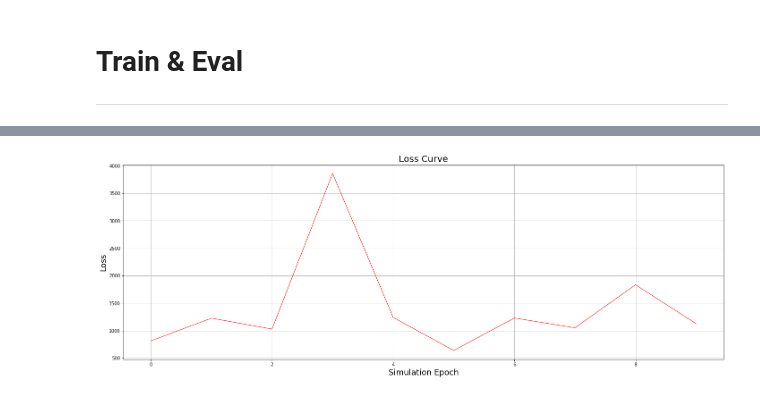
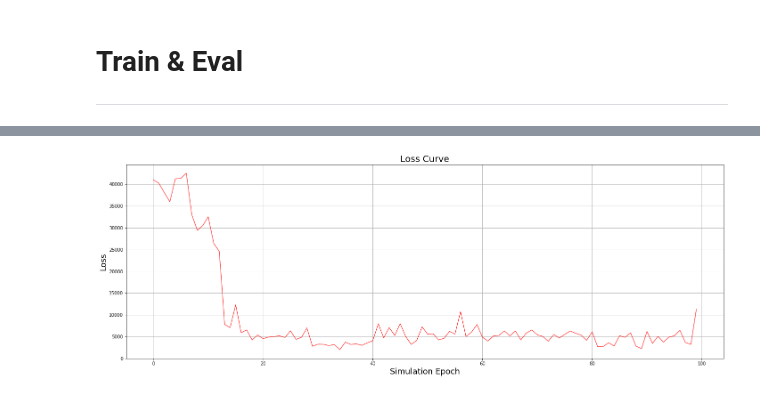
Before and after one commit to dengl11/CS234-Project, a Jupyter notebook: DQN-Tensorflow.ipynb, the cells around one changed output, grey strips where cells are left out. Cells and saved outputs as stored; diff of their text form; code cells hidden in the pictures.

```diff
--- a/DQN-Tensorflow.ipynb
+++ b/DQN-Tensorflow.ipynb
@@ -442,4 +443,4 @@ draw_loss_curve(losses)
 # %%
-draw_loss_curve(losses[-10:])
+draw_loss_curve(losses[-100:])
 # %% [output]
-[figure, old version]
+[figure, new version]
```
Also changed, not shown: parts of 10 cells of this notebook, 2 other files.
